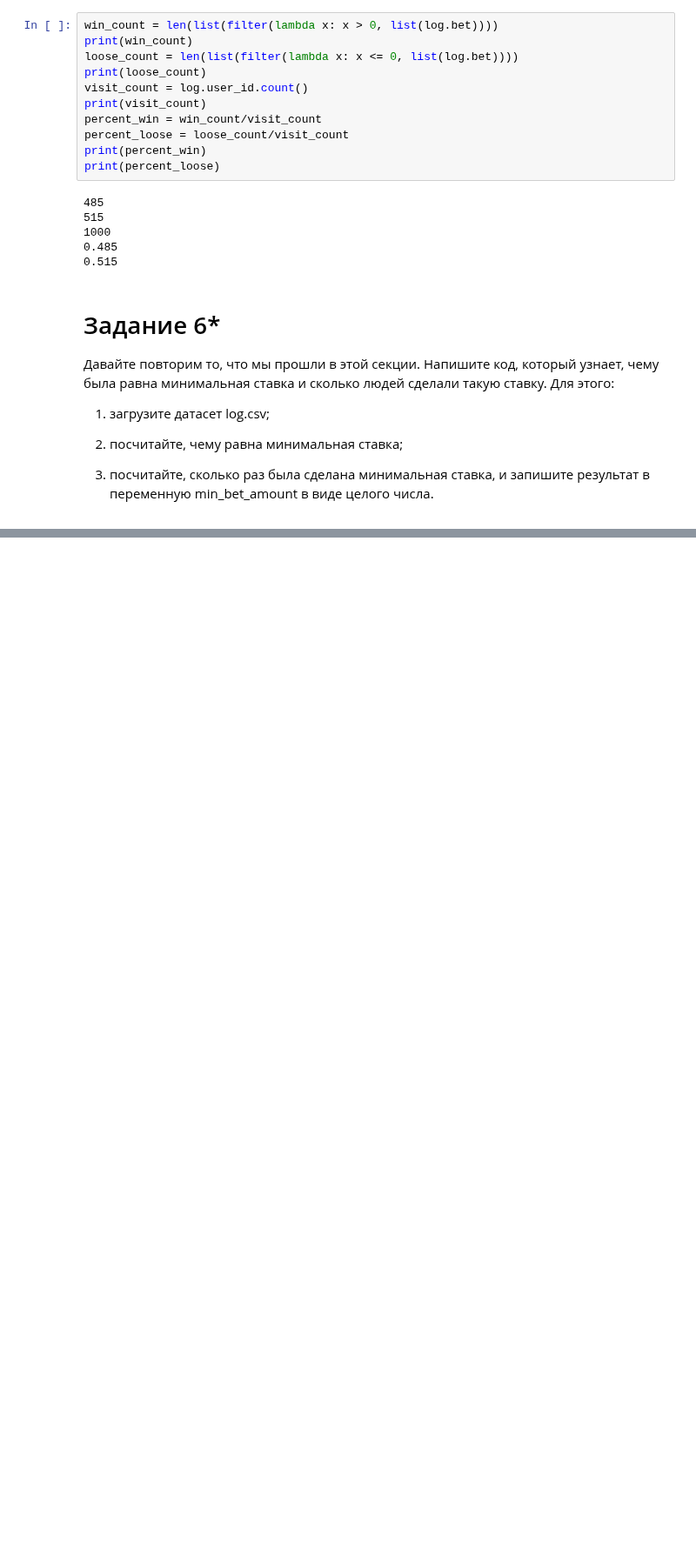
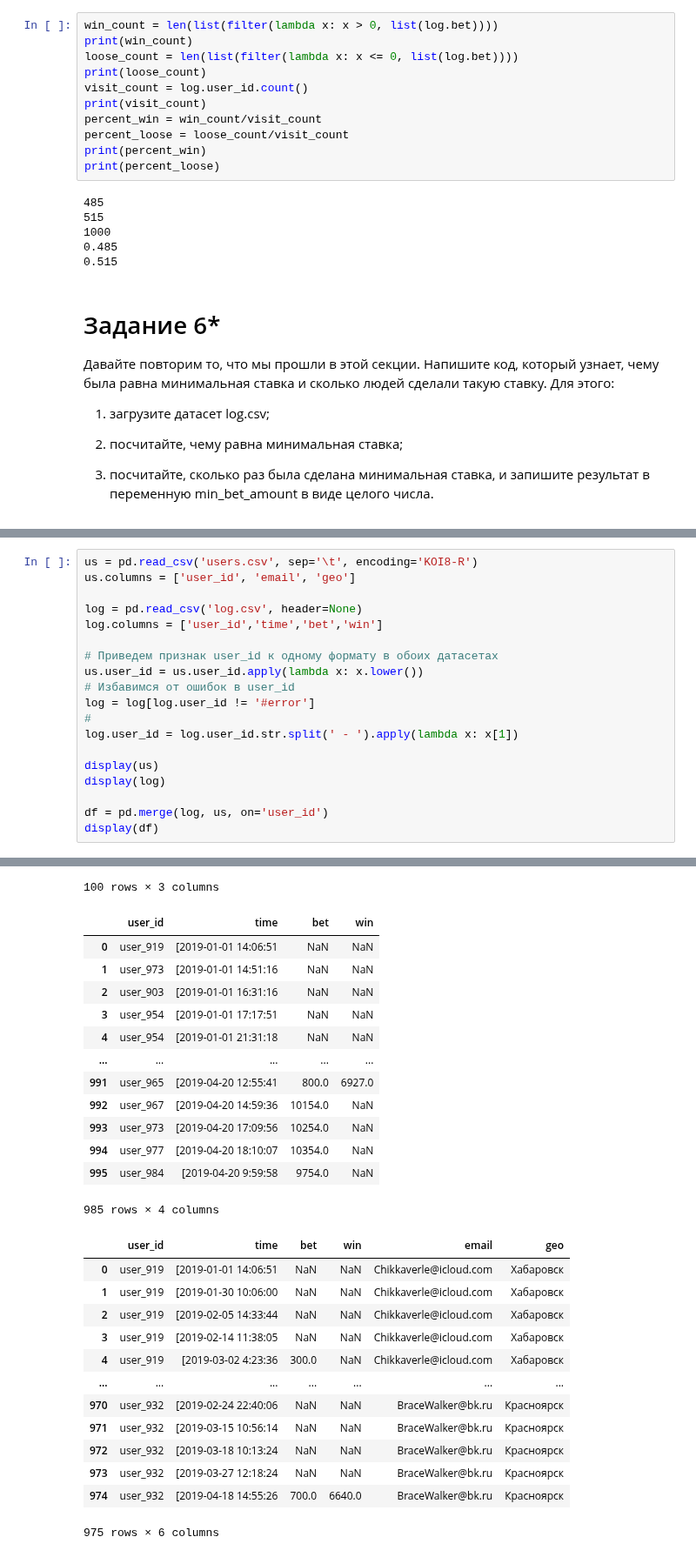
Before and after one commit to Enreward/DS_projects, a Jupyter notebook: theory/Юнит 3. Введение в машинное обучение/PYTHON-12. Feature Engineering.ipynb, the cells around one changed output, grey strips where cells are left out. Shown at 87% size. Saved outputs shown, nothing was run; the diff lists cells and outputs as text; blank space fills up the shorter version.

```diff
--- a/theory/Юнит 3. Введение в машинное обучение/PYTHON-12. Feature Engineering.ipynb
+++ b/theory/Юнит 3. Введение в машинное обучение/PYTHON-12. Feature Engineering.ipynb
@@ -984,0 +1018,20 @@ print(min_bet_amount)
+# %%
+us = pd.read_csv('users.csv', sep='\t', encoding='KOI8-R')
+us.columns = ['user_id', 'email', 'geo']
+
+log = pd.read_csv('log.csv', header=None)
+log.columns = ['user_id','time','bet','win']
+
+# Приведем признак user_id к одному формату в обоих датасетах
+us.user_id = us.user_id.apply(lambda x: x.lower())
+# Избавимся от ошибок в user_id
+log = log[log.user_id != '#error']
+#
+log.user_id = log.user_id.str.split(' - ').apply(lambda x: x[1])
+
+display(us)
+display(log)
+
+df = pd.merge(log, us, on='user_id')
+display(df)
+# %% [output]
@@ -984,0 +1050,27 @@ print(min_bet_amount)
+100 rows × 3 columns
+|  | user_id | time | bet | win |
+| 0 | user_919 | [2019-01-01 14:06:51 | NaN | NaN |
+| 1 | user_973 | [2019-01-01 14:51:16 | NaN | NaN |
+| 2 | user_903 | [2019-01-01 16:31:16 | NaN | NaN |
+| 3 | user_954 | [2019-01-01 17:17:51 | NaN | NaN |
+| 4 | user_954 | [2019-01-01 21:31:18 | NaN | NaN |
+| ... | ... | ... | ... | ... |
+| 991 | user_965 | [2019-04-20 12:55:41 | 800.0 | 6927.0 |
+| 992 | user_967 | [2019-04-20 14:59:36 | 10154.0 | NaN |
+| 993 | user_973 | [2019-04-20 17:09:56 | 10254.0 | NaN |
+| 994 | user_977 | [2019-04-20 18:10:07 | 10354.0 | NaN |
+| 995 | user_984 | [2019-04-20 9:59:58 | 9754.0 | NaN |
+985 rows × 4 columns
+|  | user_id | time | bet | win | email | geo |
+| 0 | user_919 | [2019-01-01 14:06:51 | NaN | NaN | Chikkaverle@icloud.com | Хабаровск |
+| 1 | user_919 | [2019-01-30 10:06:00 | NaN | NaN | Chikkaverle@icloud.com | Хабаровск |
+| 2 | user_919 | [2019-02-05 14:33:44 | NaN | NaN | Chikkaverle@icloud.com | Хабаровск |
+| 3 | user_919 | [2019-02-14 11:38:05 | NaN | NaN | Chikkaverle@icloud.com | Хабаровск |
+| 4 | user_919 | [2019-03-02 4:23:36 | 300.0 | NaN | Chikkaverle@icloud.com | Хабаровск |
+| ... | ... | ... | ... | ... | ... | ... |
+| 970 | user_932 | [2019-02-24 22:40:06 | NaN | NaN | BraceWalker@bk.ru | Красноярск |
+| 971 | user_932 | [2019-03-15 10:56:14 | NaN | NaN | BraceWalker@bk.ru | Красноярск |
+| 972 | user_932 | [2019-03-18 10:13:24 | NaN | NaN | BraceWalker@bk.ru | Красноярск |
+| 973 | user_932 | [2019-03-27 12:18:24 | NaN | NaN | BraceWalker@bk.ru | Красноярск |
+| 974 | user_932 | [2019-04-18 14:55:26 | 700.0 | 6640.0 | BraceWalker@bk.ru | Красноярск |
+975 rows × 6 columns
```
Also changed, not shown: parts of 42 cells of this notebook.
